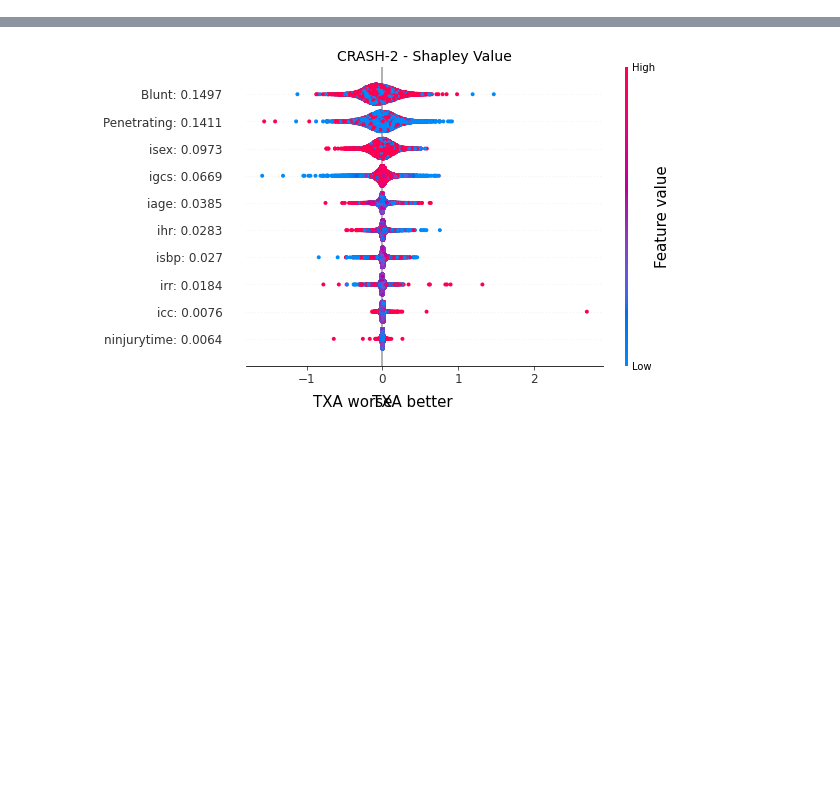
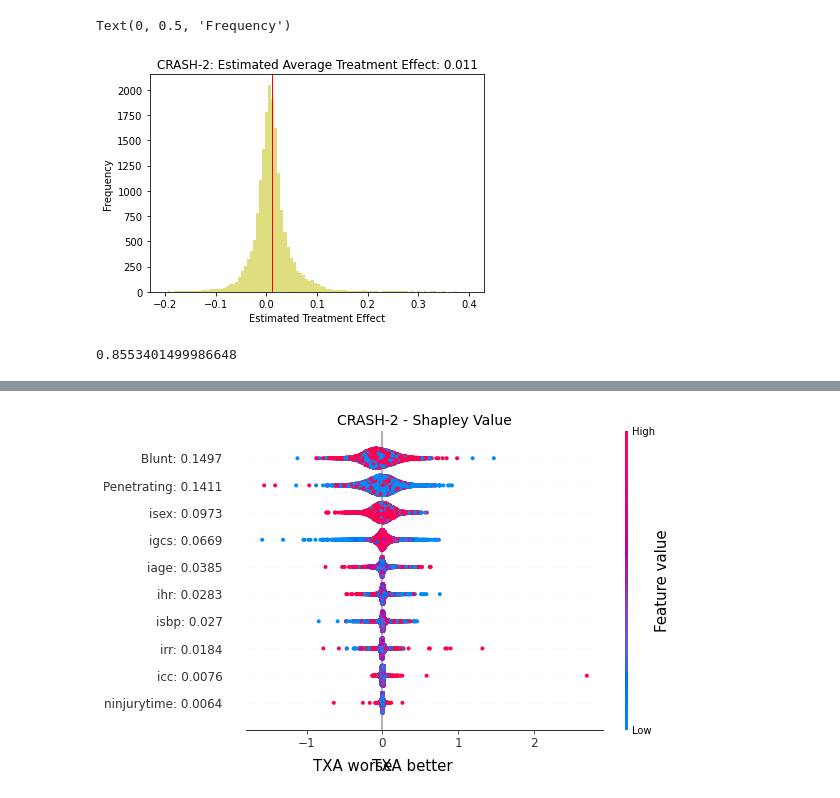
Before and after one commit to q8888620002/LIFT-XAI, a Jupyter notebook: crash_2.ipynb, the cells around one changed output, grey strips where cells are left out. Saved outputs shown, nothing was run; the diff lists cells and outputs as text; code cells hidden in the pictures; blank space fills up the shorter version.

```diff
--- a/crash_2.ipynb
+++ b/crash_2.ipynb
@@ -185,4 +185,26 @@ injury_mapping = {
 }
 
 feature_names = [injury_mapping.get(name, name) for name in data.get_feature_names()]
+# %%
+# plt.figure(figsize=(5, 3))
+
+plt.hist(
+    np.mean(results, axis=0),
+    bins=100,
+    range=(-0.2,0.4),
+    alpha= 0.5,
+    color="y"
+)
+plt.axvline(x= np.mean(results), linewidth=1, color='r')
+
+plt.title("CRASH-2: Estimated Average Treatment Effect: "+ str(np.round(np.mean(results) , 3)))
+plt.xlabel("Estimated Treatment Effect")
+plt.ylabel("Frequency")
+# %% [output]
+Text(0, 0.5, 'Frequency')
+[figure, added]
+# %%
+np.mean(results, axis=0).max()
+# %% [output]
+0.8553401499986648
 # %%
```
Also changed, not shown: parts of 2 cells of this notebook, 6 other files.
